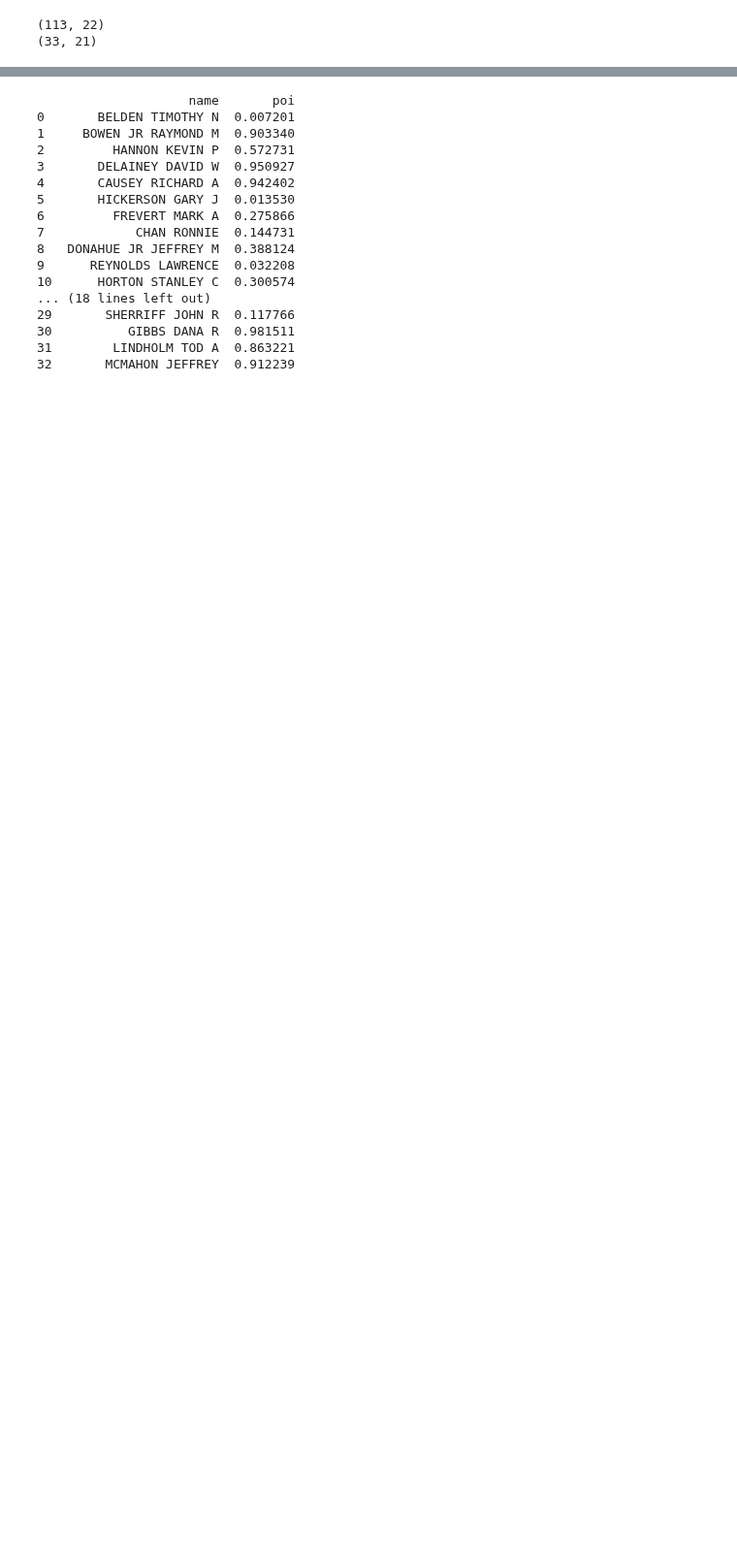
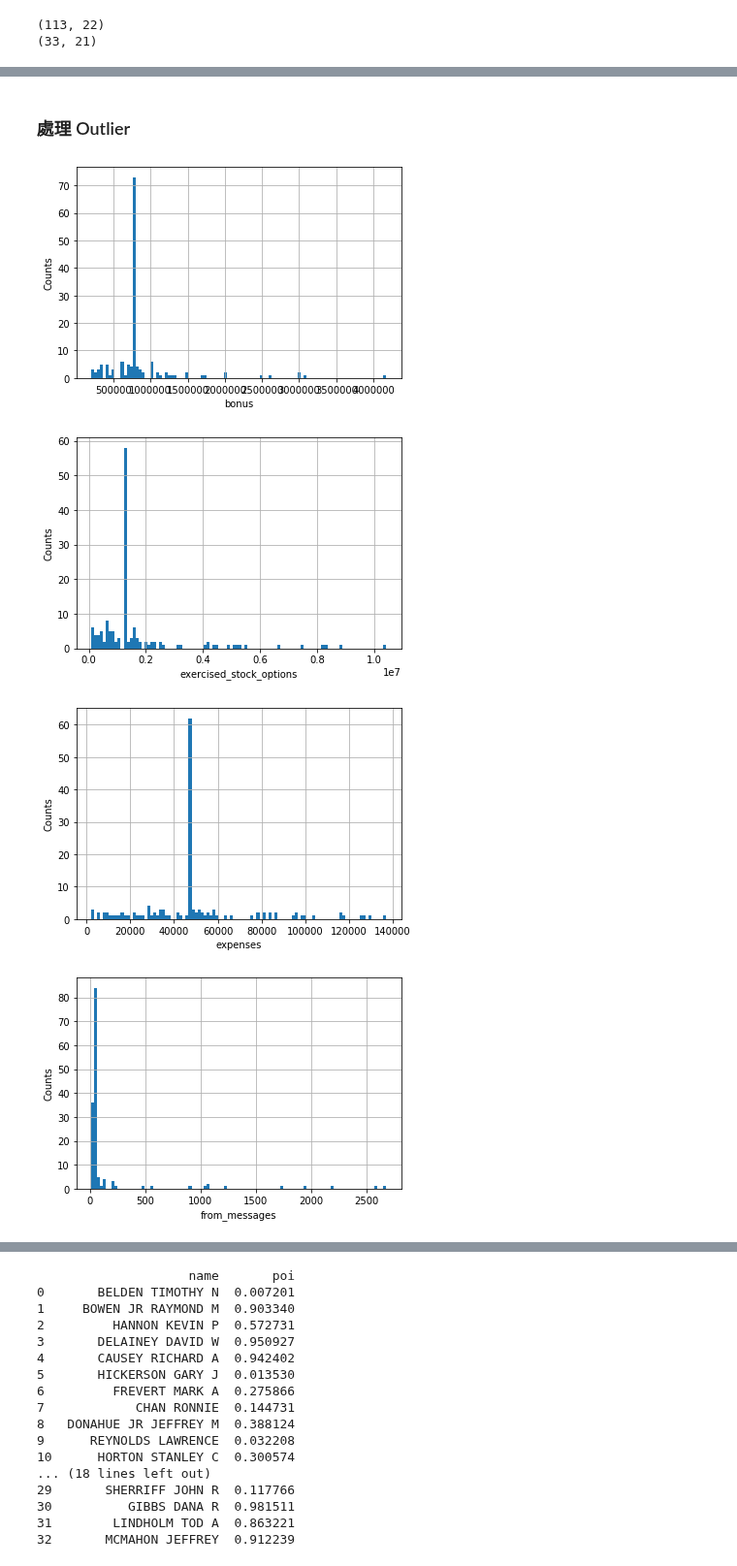
Before and after one commit to kung-bill/3rd-ML100Days, a Jupyter notebook: homework/Day_051_Midterm.ipynb, the cells around one changed output, grey strips where cells are left out. Shown at 97% size. Drawn from its saved outputs; the diff is of its cells as text; code cells hidden in the pictures; blank space fills up the shorter version.

```diff
--- a/homework/Day_051_Midterm.ipynb
+++ b/homework/Day_051_Midterm.ipynb
@@ -137,0 +134,32 @@ Name: bonus, Length: 82, dtype: float64
+# %% [markdown]
+### 處理 Outlier
+# %%
+#對於每個 Float Feature 的分布，去除篇移值(用中位數替代)
+
+ncols = 1;
+nrows = len(float_features)
+ind = 0
+for f in float_features:
+    plt.figure(num=ind)
+    ind += 1
+    s_tmp = df[f][(~df[f].isnull())] #拿非NaN 的來算統計
+    md = s_tmp.median()
+    new_series = df[f].copy()
+    new_series[df[f].isnull()] = md #nan 值用中位數取代
+
+    thr_u = s_tmp.quantile(0.95) #upper
+    thr_l = s_tmp.quantile(0.05) #lower
+    new_series[new_series>thr_u] = md
+    new_series[new_series<thr_l] = md
+
+    new_series.hist(bins = 100)
+    plt.ylabel('Counts')
+    plt.xlabel(f)
+
+    df[f] = new_series #將處理後的 Series 塞回去原本的 DataFrame
+plt.show()
+# %% [output]
+[figure, added]
+[figure, added]
+[figure, added]
+[figure, added]
```
Also changed, not shown: parts of 21 cells of this notebook.
